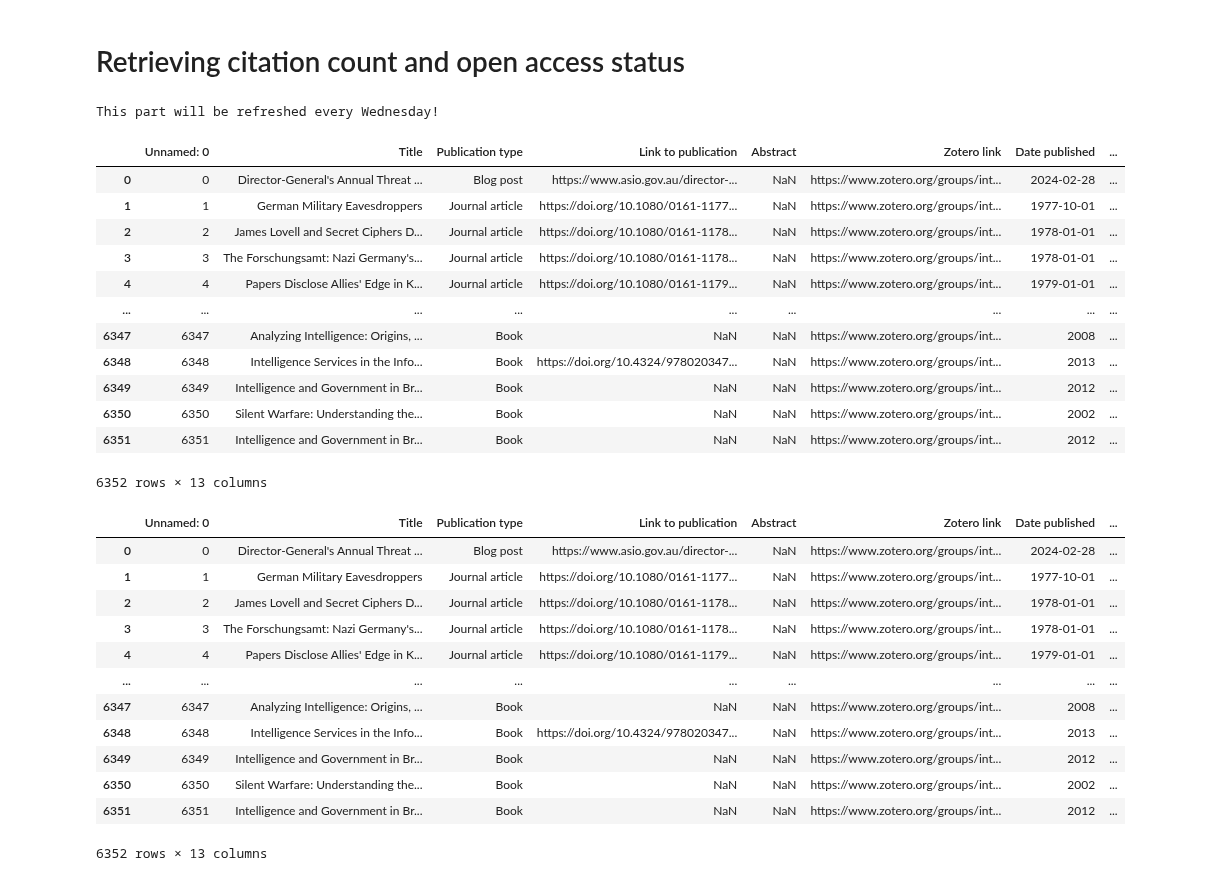
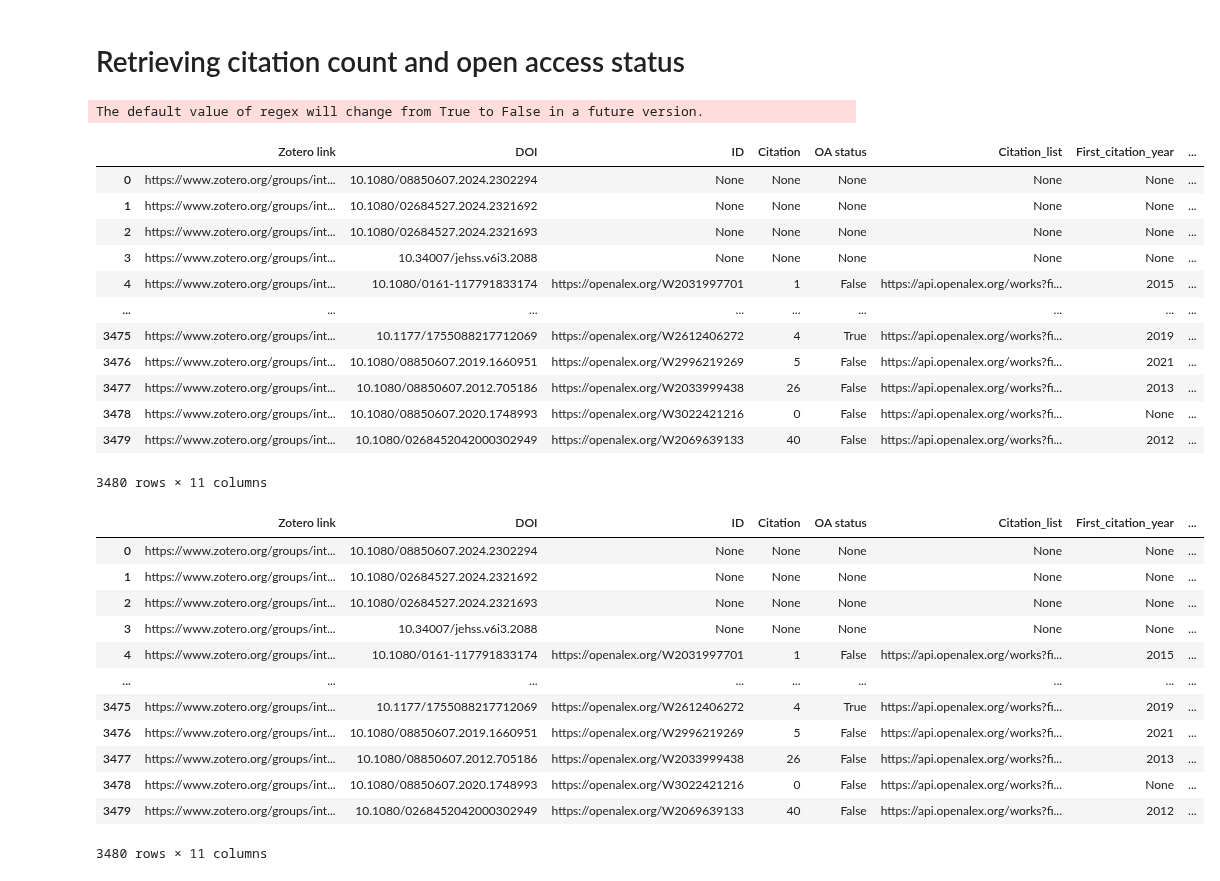
Before and after one commit to yusufaliozkan/zotero-intelligence-bibliography, a Jupyter notebook: all_items.ipynb, the cells around one changed output. Drawn from its saved outputs; the diff is of its cells as text; code cells hidden in the pictures.

```diff
--- a/all_items.ipynb
+++ b/all_items.ipynb
@@ -577,7 +578,7 @@ test
 # Retrieving citation count and open access status
 # %%
 df_doi = pd.read_csv('all_items.csv')
-if datetime.today().weekday() == 1:
+if datetime.today().weekday() == 4:
 
     df_doi = df_doi[['Zotero link', 'DOI']].dropna()
     df_doi = df_doi.drop(df_doi[df_doi['DOI'] == ''].index)
@@ -624,47 +625,47 @@ if datetime.today().weekday() == 1:
     # Iterate over each row in the DataFrame
     for index, row in df_doi.iterrows():
         doi = row['DOI']
         article_metadata = fetch_article_metadata(doi)
         if article_metadata:
             # Update DataFrame with fetched information
             df_doi.at[index, 'ID'] = article_metadata['ID']
             df_doi.at[index, 'Citation'] = article_metadata['Citation']
             df_doi.at[index, 'OA status'] = article_metadata['OA status']
             df_doi.at[index, 'First_citation_year'] = article_metadata['First_citation_year']
             df_doi.at[index, 'Last_citation_year'] = article_metadata['Last_citation_year']
             if 'Citation_list' in article_metadata:
                 df_doi.at[index, 'Citation_list'] = article_metadata['Citation_list']
             else:
                 # Set to None if key is not found
                 df_doi.at[index, 'Citation_list'] = None
             df_doi.at[index, 'Publication_year'] = article_metadata['Publication_year']
             if 'OA_link' in article_metadata:
                 df_doi.at[index, 'OA_link'] = article_metadata['OA_link']
             else:
                 # Set to None if key is not found
                 df_doi.at[index, 'OA_link'] = None
 
     # Calculate the difference between First_citation_year and Publication_year
     df_doi['Year_difference'] = df_doi['First_citation_year'] - df_doi['Publication_year']
     df_doi.to_csv('citations.csv')
 else:
     print('This part will be refreshed every Wednesday!')
 df_doi
 # %% [output]
-This part will be refreshed every Wednesday!
+The default value of regex will change from True to False in a future version.
-|  | Unnamed: 0 | Title | Publication type | Link to publication | Abstract | Zotero link | Date published | ... |
-| 0 | 0 | Director-General's Annual Threat ... | Blog post | https://www.asio.gov.au/director-... | NaN | https://www.zotero.org/groups/int... | 2024-02-28 | ... |
-| 1 | 1 | German Military Eavesdroppers | Journal article | https://doi.org/10.1080/0161-1177... | NaN | https://www.zotero.org/groups/int... | 1977-10-01 | ... |
-| 2 | 2 | James Lovell and Secret Ciphers D... | Journal article | https://doi.org/10.1080/0161-1178... | NaN | https://www.zotero.org/groups/int... | 1978-01-01 | ... |
-| 3 | 3 | The Forschungsamt: Nazi Germany's... | Journal article | https://doi.org/10.1080/0161-1178... | NaN | https://www.zotero.org/groups/int... | 1978-01-01 | ... |
-| 4 | 4 | Papers Disclose Allies' Edge in K... | Journal article | https://doi.org/10.1080/0161-1179... | NaN | https://www.zotero.org/groups/int... | 1979-01-01 | ... |
+|  | Zotero link | DOI | ID | Citation | OA status | Citation_list | First_citation_year | ... |
+| 0 | https://www.zotero.org/groups/int... | 10.1080/08850607.2024.2302294 | None | None | None | None | None | ... |
+| 1 | https://www.zotero.org/groups/int... | 10.1080/02684527.2024.2321692 | None | None | None | None | None | ... |
+| 2 | https://www.zotero.org/groups/int... | 10.1080/02684527.2024.2321693 | None | None | None | None | None | ... |
+| 3 | https://www.zotero.org/groups/int... | 10.34007/jehss.v6i3.2088 | None | None | None | None | None | ... |
+| 4 | https://www.zotero.org/groups/int... | 10.1080/0161-117791833174 | https://openalex.org/W2031997701 | 1 | False | https://api.openalex.org/works?fi... | 2015 | ... |
 | ... | ... | ... | ... | ... | ... | ... | ... | ... |
-| 6347 | 6347 | Analyzing Intelligence: Origins, ... | Book | NaN | NaN | https://www.zotero.org/groups/int... | 2008 | ... |
-| 6348 | 6348 | Intelligence Services in the Info... | Book | https://doi.org/10.4324/978020347... | NaN | https://www.zotero.org/groups/int... | 2013 | ... |
-| 6349 | 6349 | Intelligence and Government in Br... | Book | NaN | NaN | https://www.zotero.org/groups/int... | 2012 | ... |
-| 6350 | 6350 | Silent Warfare: Understanding the... | Book | NaN | NaN | https://www.zotero.org/groups/int... | 2002 | ... |
-| 6351 | 6351 | Intelligence and Government in Br... | Book | NaN | NaN | https://www.zotero.org/groups/int... | 2012 | ... |
+| 3475 | https://www.zotero.org/groups/int... | 10.1177/1755088217712069 | https://openalex.org/W2612406272 | 4 | True | https://api.openalex.org/works?fi... | 2019 | ... |
+| 3476 | https://www.zotero.org/groups/int... | 10.1080/08850607.2019.1660951 | https://openalex.org/W2996219269 | 5 | False | https://api.openalex.org/works?fi... | 2021 | ... |
+| 3477 | https://www.zotero.org/groups/int... | 10.1080/08850607.2012.705186 | https://openalex.org/W2033999438 | 26 | False | https://api.openalex.org/works?fi... | 2013 | ... |
+| 3478 | https://www.zotero.org/groups/int... | 10.1080/08850607.2020.1748993 | https://openalex.org/W3022421216 | 0 | False | https://api.openalex.org/works?fi... | None | ... |
+| 3479 | https://www.zotero.org/groups/int... | 10.1080/0268452042000302949 | https://openalex.org/W2069639133 | 40 | False | https://api.openalex.org/works?fi... | 2012 | ... |
-6352 rows × 13 columns
+3480 rows × 11 columns
 # %%
 # ## Remove after the first successful retrieval 2024-02-18
 
@@ -780,19 +781,19 @@ This part will be refreshed every Wednesday!
 # %%
 df_doi
 # %% [output]
-|  | Unnamed: 0 | Title | Publication type | Link to publication | Abstract | Zotero link | Date published | ... |
-| 0 | 0 | Director-General's Annual Threat ... | Blog post | https://www.asio.gov.au/director-... | NaN | https://www.zotero.org/groups/int... | 2024-02-28 | ... |
-| 1 | 1 | German Military Eavesdroppers | Journal article | https://doi.org/10.1080/0161-1177... | NaN | https://www.zotero.org/groups/int... | 1977-10-01 | ... |
-| 2 | 2 | James Lovell and Secret Ciphers D... | Journal article | https://doi.org/10.1080/0161-1178... | NaN | https://www.zotero.org/groups/int... | 1978-01-01 | ... |
-| 3 | 3 | The Forschungsamt: Nazi Germany's... | Journal article | https://doi.org/10.1080/0161-1178... | NaN | https://www.zotero.org/groups/int... | 1978-01-01 | ... |
-| 4 | 4 | Papers Disclose Allies' Edge in K... | Journal article | https://doi.org/10.1080/0161-1179... | NaN | https://www.zotero.org/groups/int... | 1979-01-01 | ... |
+|  | Zotero link | DOI | ID | Citation | OA status | Citation_list | First_citation_year | ... |
+| 0 | https://www.zotero.org/groups/int... | 10.1080/08850607.2024.2302294 | None | None | None | None | None | ... |
+| 1 | https://www.zotero.org/groups/int... | 10.1080/02684527.2024.2321692 | None | None | None | None | None | ... |
+| 2 | https://www.zotero.org/groups/int... | 10.1080/02684527.2024.2321693 | None | None | None | None | None | ... |
+| 3 | https://www.zotero.org/groups/int... | 10.34007/jehss.v6i3.2088 | None | None | None | None | None | ... |
+| 4 | https://www.zotero.org/groups/int... | 10.1080/0161-117791833174 | https://openalex.org/W2031997701 | 1 | False | https://api.openalex.org/works?fi... | 2015 | ... |
 | ... | ... | ... | ... | ... | ... | ... | ... | ... |
-| 6347 | 6347 | Analyzing Intelligence: Origins, ... | Book | NaN | NaN | https://www.zotero.org/groups/int... | 2008 | ... |
-| 6348 | 6348 | Intelligence Services in the Info... | Book | https://doi.org/10.4324/978020347... | NaN | https://www.zotero.org/groups/int... | 2013 | ... |
-| 6349 | 6349 | Intelligence and Government in Br... | Book | NaN | NaN | https://www.zotero.org/groups/int... | 2012 | ... |
-| 6350 | 6350 | Silent Warfare: Understanding the... | Book | NaN | NaN | https://www.zotero.org/groups/int... | 2002 | ... |
-| 6351 | 6351 | Intelligence and Government in Br... | Book | NaN | NaN | https://www.zotero.org/groups/int... | 2012 | ... |
+| 3475 | https://www.zotero.org/groups/int... | 10.1177/1755088217712069 | https://openalex.org/W2612406272 | 4 | True | https://api.openalex.org/works?fi... | 2019 | ... |
+| 3476 | https://www.zotero.org/groups/int... | 10.1080/08850607.2019.1660951 | https://openalex.org/W2996219269 | 5 | False | https://api.openalex.org/works?fi... | 2021 | ... |
+| 3477 | https://www.zotero.org/groups/int... | 10.1080/08850607.2012.705186 | https://openalex.org/W2033999438 | 26 | False | https://api.openalex.org/works?fi... | 2013 | ... |
+| 3478 | https://www.zotero.org/groups/int... | 10.1080/08850607.2020.1748993 | https://openalex.org/W3022421216 | 0 | False | https://api.openalex.org/works?fi... | None | ... |
+| 3479 | https://www.zotero.org/groups/int... | 10.1080/0268452042000302949 | https://openalex.org/W2069639133 | 40 | False | https://api.openalex.org/works?fi... | 2012 | ... |
-6352 rows × 13 columns
+3480 rows × 11 columns
 # %%
 df_doi_2 = pd.read_csv('citations.csv', usecols=lambda column: column != 'Unnamed: 0')
 df_doi_2
```
Also changed, not shown: parts of 6 cells of this notebook, 5 other files.
